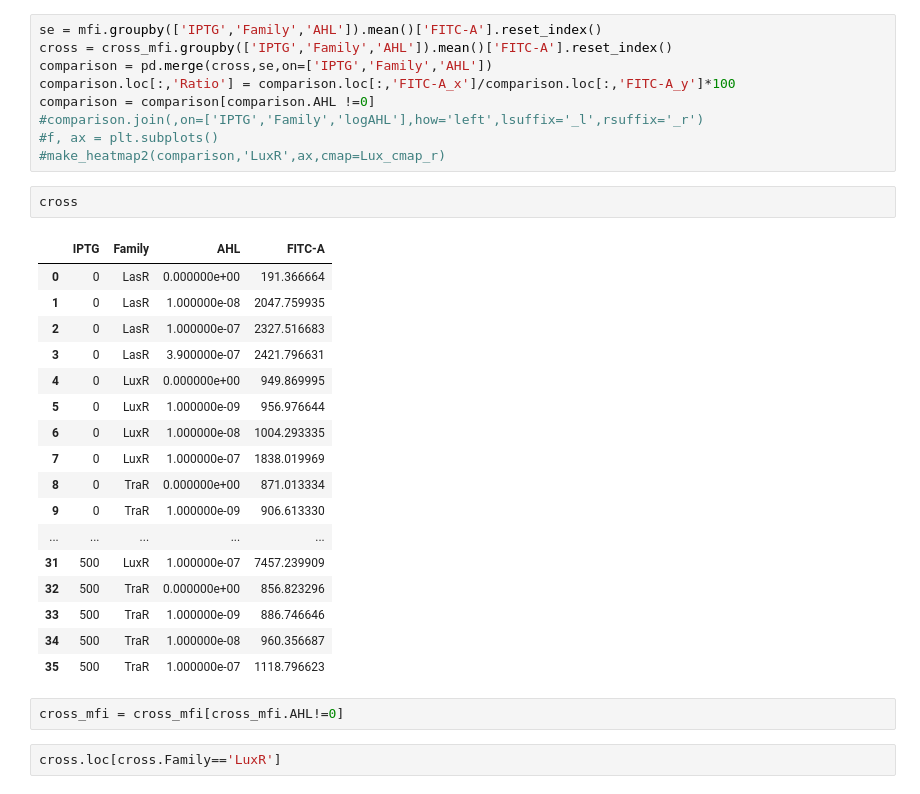
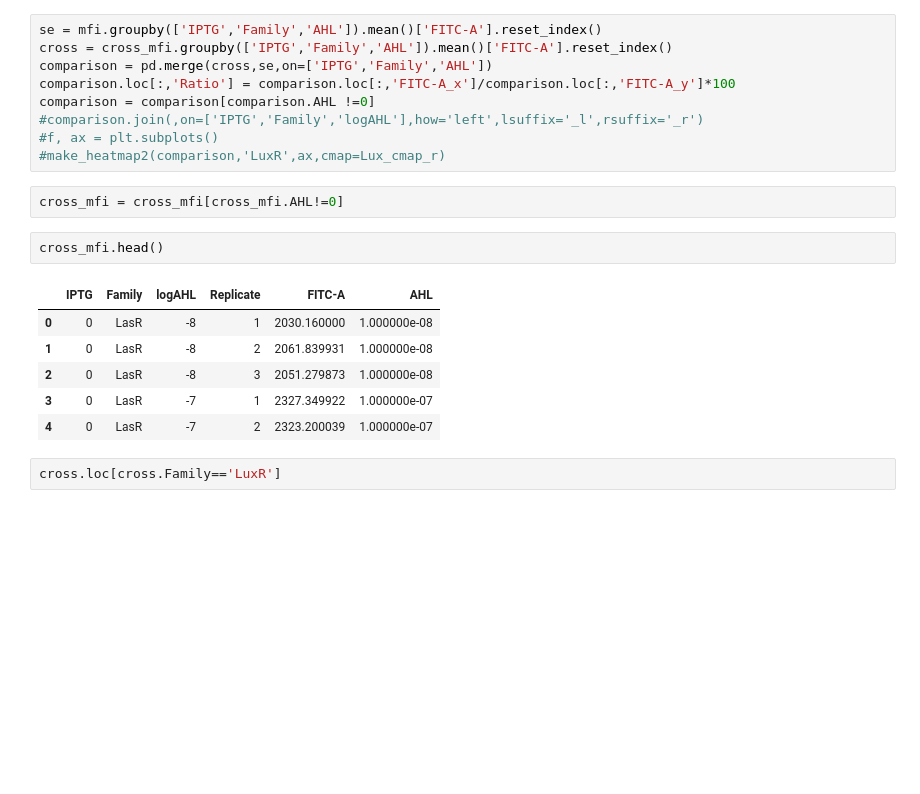
Before and after one commit to Jsakkos/cyano-sync, a Jupyter notebook: notebooks/cross-activation.ipynb, the cells around one changed output. Cells and saved outputs as stored; diff of their text form; blank space fills up the shorter version.

```diff
--- a/notebooks/cross-activation.ipynb
+++ b/notebooks/cross-activation.ipynb
@@ -245,28 +230,17 @@ comparison = comparison[comparison.AHL !=0]
 #comparison.join(,on=['IPTG','Family','logAHL'],how='left',lsuffix='_l',rsuffix='_r')
 #f, ax = plt.subplots()
 #make_heatmap2(comparison,'LuxR',ax,cmap=Lux_cmap_r)
-# %%
-cross
-# %% [output]
-|  | IPTG | Family | AHL | FITC-A |
-| 0 | 0 | LasR | 0.000000e+00 | 191.366664 |
-| 1 | 0 | LasR | 1.000000e-08 | 2047.759935 |
-| 2 | 0 | LasR | 1.000000e-07 | 2327.516683 |
-| 3 | 0 | LasR | 3.900000e-07 | 2421.796631 |
-| 4 | 0 | LuxR | 0.000000e+00 | 949.869995 |
-| 5 | 0 | LuxR | 1.000000e-09 | 956.976644 |
-| 6 | 0 | LuxR | 1.000000e-08 | 1004.293335 |
-| 7 | 0 | LuxR | 1.000000e-07 | 1838.019969 |
-| 8 | 0 | TraR | 0.000000e+00 | 871.013334 |
-| 9 | 0 | TraR | 1.000000e-09 | 906.613330 |
-| ... | ... | ... | ... | ... |
-| 31 | 500 | LuxR | 1.000000e-07 | 7457.239909 |
-| 32 | 500 | TraR | 0.000000e+00 | 856.823296 |
-| 33 | 500 | TraR | 1.000000e-09 | 886.746646 |
-| 34 | 500 | TraR | 1.000000e-08 | 960.356687 |
-| 35 | 500 | TraR | 1.000000e-07 | 1118.796623 |
 # %%
 cross_mfi = cross_mfi[cross_mfi.AHL!=0]
+# %%
+cross_mfi.head()
+# %% [output]
+|  | IPTG | Family | logAHL | Replicate | FITC-A | AHL |
+| 0 | 0 | LasR | -8 | 1 | 2030.160000 | 1.000000e-08 |
+| 1 | 0 | LasR | -8 | 2 | 2061.839931 | 1.000000e-08 |
+| 2 | 0 | LasR | -8 | 3 | 2051.279873 | 1.000000e-08 |
+| 3 | 0 | LasR | -7 | 1 | 2327.349922 | 1.000000e-07 |
+| 4 | 0 | LasR | -7 | 2 | 2323.200039 | 1.000000e-07 |
 # %%
 cross.loc[cross.Family=='LuxR']
 # %% [output]
```
Also changed, not shown: parts of 4 cells of this notebook, 5 other files.
